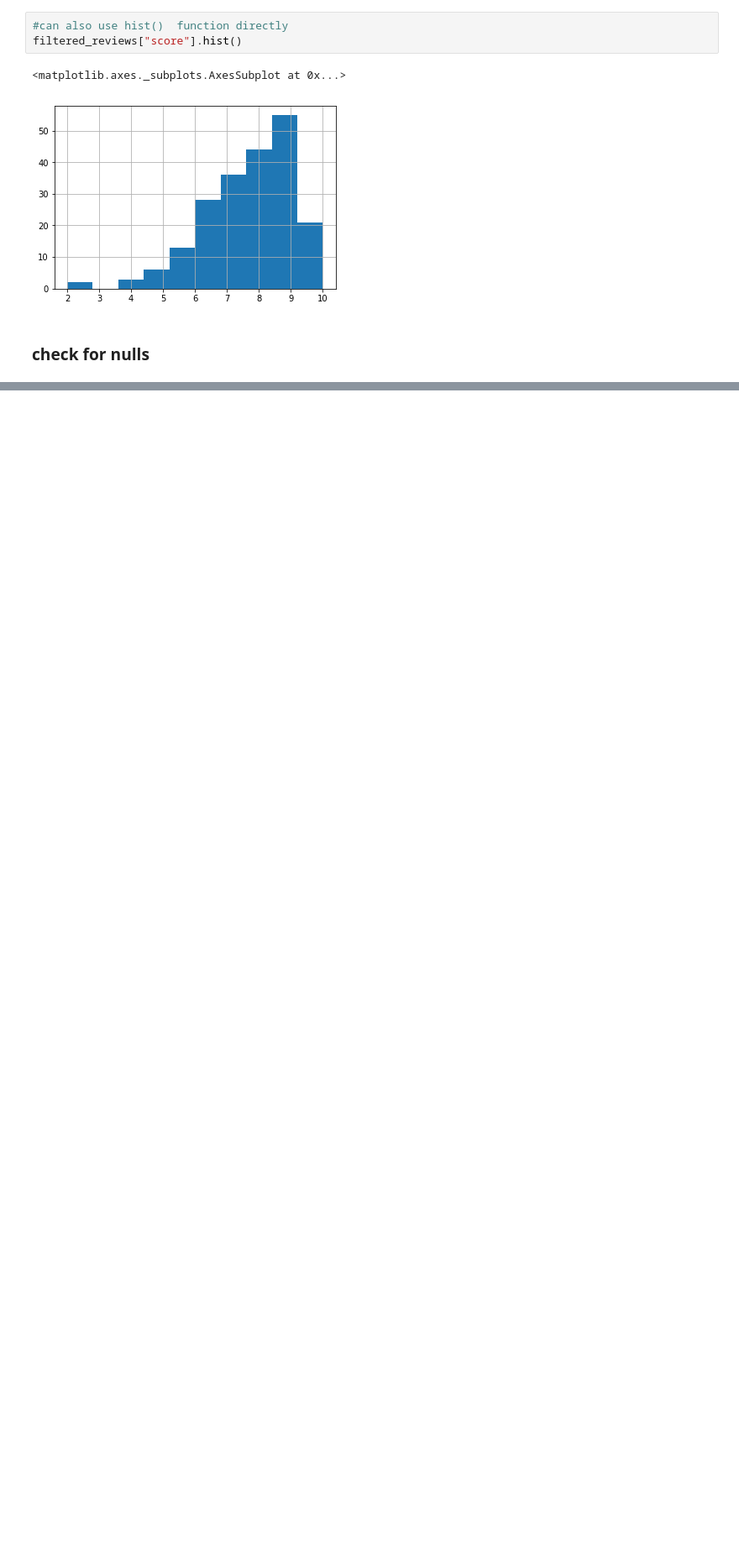
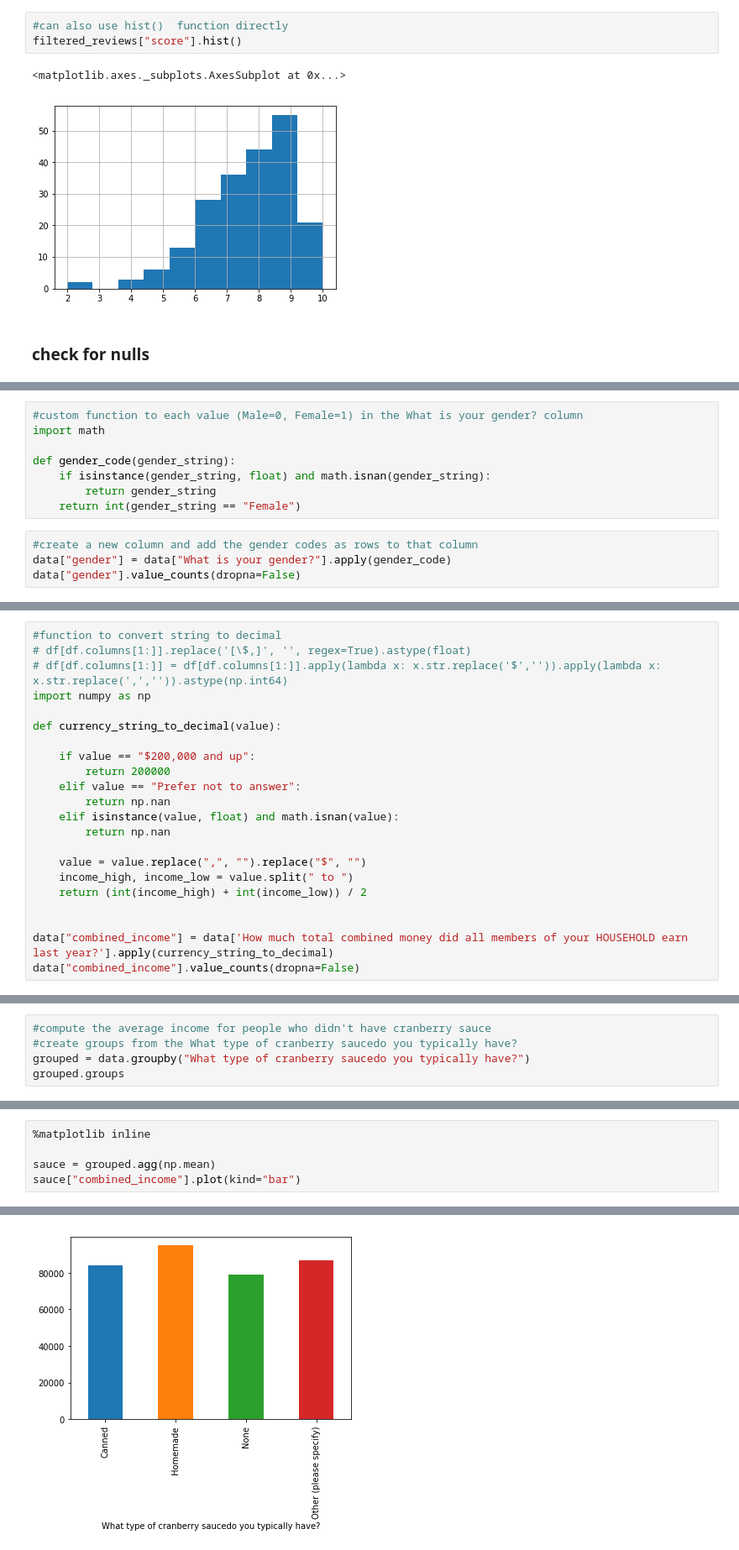
Before and after one commit to dynamicdeploy/datasec, a Jupyter notebook: Pandas Tutorial.ipynb, the cells around one changed output, grey strips where cells are left out. Shown at 84% size. Drawn from its saved outputs; the diff is of its cells as text; blank space fills up the shorter version.

```diff
--- a/Pandas Tutorial.ipynb
+++ b/Pandas Tutorial.ipynb
@@ -769,0 +870,12 @@ group.head()
+# %%
+#custom function to each value (Male=0, Female=1) in the What is your gender? column
+import math
+
+def gender_code(gender_string):
+    if isinstance(gender_string, float) and math.isnan(gender_string):
+        return gender_string
+    return int(gender_string == "Female")
+# %%
+#create a new column and add the gender codes as rows to that column
+data["gender"] = data["What is your gender?"].apply(gender_code)
+data["gender"].value_counts(dropna=False)
@@ -769,0 +924,22 @@ group.head()
+# %%
+#function to convert string to decimal
+# df[df.columns[1:]].replace('[\$,]', '', regex=True).astype(float)
+# df[df.columns[1:]] = df[df.columns[1:]].apply(lambda x: x.str.replace('$','')).apply(lambda x: x.str.replace(',','')).astype(np.int64)
+import numpy as np
+
+def currency_string_to_decimal(value):
+
+    if value == "$200,000 and up":
+        return 200000
+    elif value == "Prefer not to answer":
+        return np.nan
+    elif isinstance(value, float) and math.isnan(value):
+        return np.nan
+
+    value = value.replace(",", "").replace("$", "")
+    income_high, income_low = value.split(" to ")
+    return (int(income_high) + int(income_low)) / 2
+
+
+data["combined_income"] = data['How much total combined money did all members of your HOUSEHOLD earn last year?'].apply(currency_string_to_decimal)
+data["combined_income"].value_counts(dropna=False)
@@ -769,0 +981,5 @@ group.head()
+# %%
+#compute the average income for people who didn't have cranberry sauce
+#create groups from the What type of cranberry saucedo you typically have?
+grouped = data.groupby("What type of cranberry saucedo you typically have?")
+grouped.groups
@@ -769,0 +1080,6 @@ group.head()
+# %%
+%matplotlib inline
+
+sauce = grouped.agg(np.mean)
+sauce["combined_income"].plot(kind="bar")
+# %% [output]
@@ -769,0 +1087 @@ group.head()
+[figure, added]
```
Also changed, not shown: parts of 48 cells of this notebook, 1 other file.
